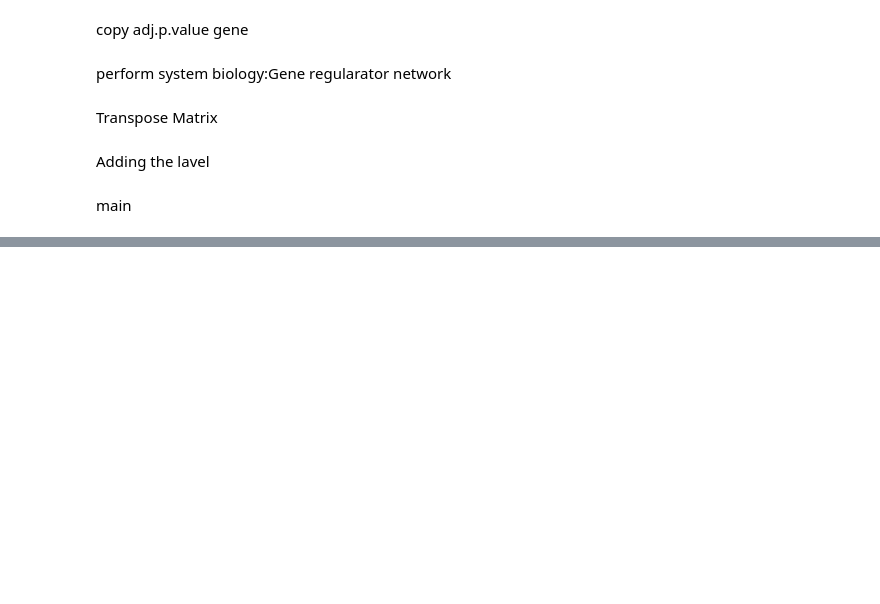
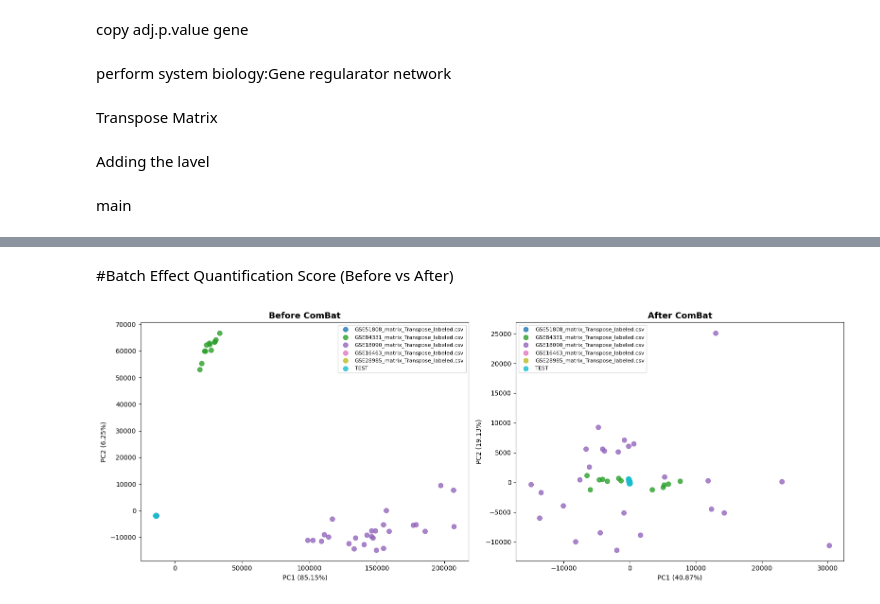
Before and after one commit to MostaryKhatun/Dengue_infection, a Jupyter notebook: GSE28405_DataPreprocess.ipynb, the cells around one changed output, grey strips where cells are left out. Drawn from its saved outputs; the diff is of its cells as text; code cells hidden in the pictures; blank space fills up the shorter version.

```diff
--- a/GSE28405_DataPreprocess.ipynb
+++ b/GSE28405_DataPreprocess.ipynb
@@ -340,0 +720,52 @@ drive.mount('/content/drive')
+# %% [markdown]
+#Batch Effect Quantification Score (Before vs After)
+# %%
+from sklearn.decomposition import PCA
+import matplotlib.pyplot as plt
+import pandas as pd
+import numpy as np
+
+def plot_pca(data, batch_labels, title, ax):
+
+    pca = PCA(n_components=2)
+    pcs = pca.fit_transform(data)
+
+    batches = pd.unique(batch_labels)
+    colors = plt.cm.tab10(np.linspace(0,1,len(batches)))
+
+    for color, b in zip(colors, batches):
+        idx = batch_labels == b
+        ax.scatter(
+            pcs[idx,0],
+            pcs[idx,1],
+            label=b,
+            s=50,
+            alpha=0.8,
+            color=color
+        )
+
+    ax.set_title(title, fontsize=13, fontweight='bold')
+    ax.set_xlabel(f"PC1 ({pca.explained_variance_ratio_[0]*100:.2f}%)")
+    ax.set_ylabel(f"PC2 ({pca.explained_variance_ratio_[1]*100:.2f}%)")
+    ax.legend(fontsize=8)
+
+fig, axes = plt.subplots(1,2, figsize=(16,6))
+
+plot_pca(
+    X,
+    batch,
+    "Before ComBat",
+    axes[0]
+)
+
+plot_pca(
+    X_corrected,
+    batch,
+    "After ComBat",
+    axes[1]
+)
+
+plt.tight_layout()
+plt.show()
+# %% [output]
+[figure, added]
```
Also changed, not shown: parts of 28 cells of this notebook.
